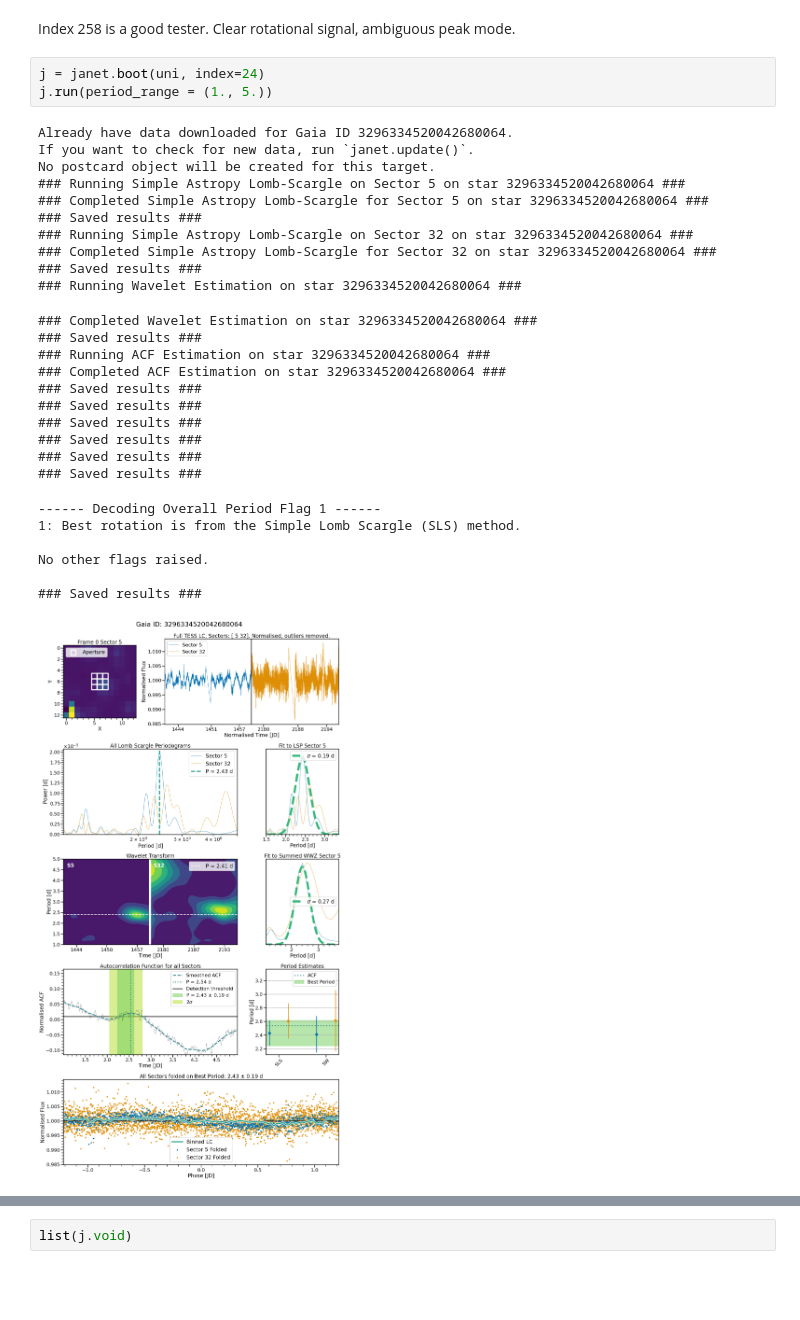
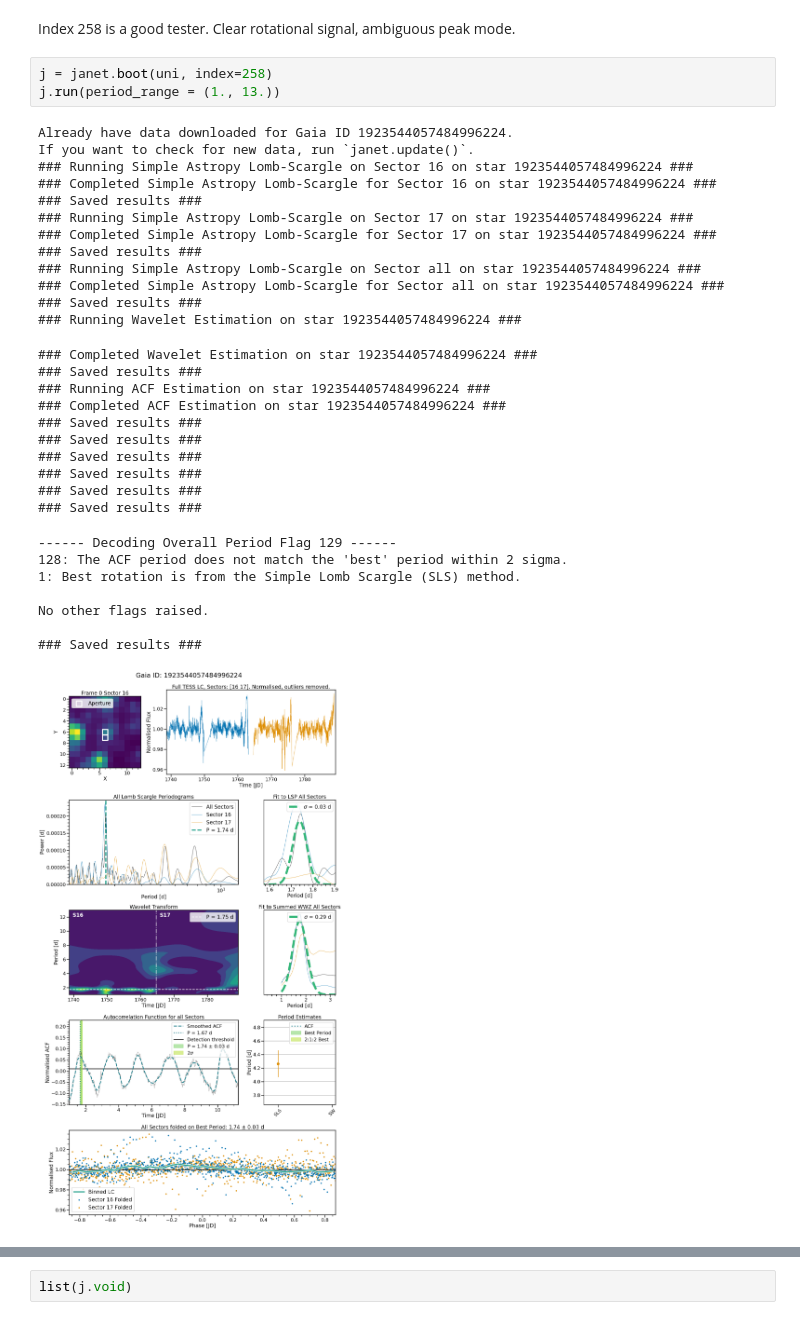
Before and after one commit to ojhall94/michael, a Jupyter notebook: Examples/Example.ipynb, the cells around one changed output, grey strips where cells are left out. Drawn from its saved outputs; the diff is of its cells as text; blank space fills up the shorter version.

```diff
--- a/Examples/Example.ipynb
+++ b/Examples/Example.ipynb
@@ -24,33 +26,36 @@ uni = pd.read_csv("/Users/oliver hall/Research/unicorn/data/unicorn.csv", index_
 # %% [markdown]
 Index 258 is a good tester. Clear rotational signal, ambiguous peak mode.
 # %%
-j = janet.boot(uni, index=24)
-j.run(period_range = (1., 5.))
+j = janet.boot(uni, index=258)
+j.run(period_range = (1., 13.))
 # %% [output]
-Already have data downloaded for Gaia ID 3296334520042680064.
+Already have data downloaded for Gaia ID 1923544057484996224.
 If you want to check for new data, run `janet.update()`.
-No postcard object will be created for this target.
-### Running Simple Astropy Lomb-Scargle on Sector 5 on star 3296334520042680064 ###
-### Completed Simple Astropy Lomb-Scargle for Sector 5 on star 3296334520042680064 ###
+### Running Simple Astropy Lomb-Scargle on Sector 16 on star 1923544057484996224 ###
+### Completed Simple Astropy Lomb-Scargle for Sector 16 on star 1923544057484996224 ###
 ### Saved results ###
-### Running Simple Astropy Lomb-Scargle on Sector 32 on star 3296334520042680064 ###
-### Completed Simple Astropy Lomb-Scargle for Sector 32 on star 3296334520042680064 ###
+### Running Simple Astropy Lomb-Scargle on Sector 17 on star 1923544057484996224 ###
+### Completed Simple Astropy Lomb-Scargle for Sector 17 on star 1923544057484996224 ###
 ### Saved results ###
-### Running Wavelet Estimation on star 3296334520042680064 ###
+### Running Simple Astropy Lomb-Scargle on Sector all on star 1923544057484996224 ###
+### Completed Simple Astropy Lomb-Scargle for Sector all on star 1923544057484996224 ###
+### Saved results ###
+### Running Wavelet Estimation on star 1923544057484996224 ###
-### Completed Wavelet Estimation on star 3296334520042680064 ###
+### Completed Wavelet Estimation on star 1923544057484996224 ###
 ### Saved results ###
-### Running ACF Estimation on star 3296334520042680064 ###
-### Completed ACF Estimation on star 3296334520042680064 ###
+### Running ACF Estimation on star 1923544057484996224 ###
+### Completed ACF Estimation on star 1923544057484996224 ###
 ### Saved results ###
 ### Saved results ###
 ### Saved results ###
 ### Saved results ###
 ### Saved results ###
 ### Saved results ###
------- Decoding Overall Period Flag 1 ------
+------ Decoding Overall Period Flag 129 ------
+128: The ACF period does not match the 'best' period within 2 sigma.
 1: Best rotation is from the Simple Lomb Scargle (SLS) method.
 
 No other flags raised.
 
 ### Saved results ###
-[figure, old version]
+[figure, new version]
```
Also changed, not shown: parts of 3 cells of this notebook, 1 other file.
